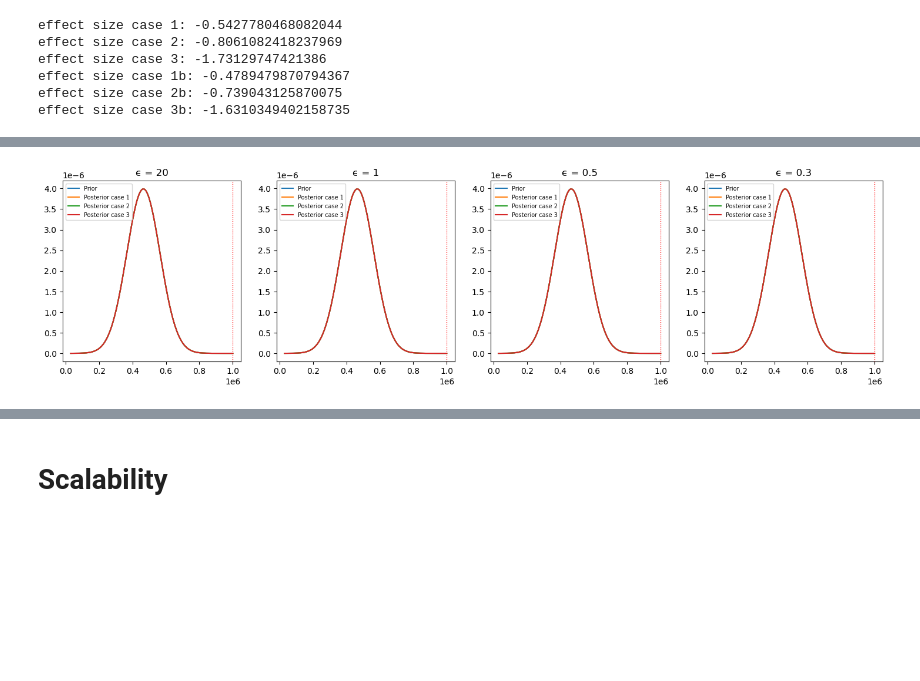
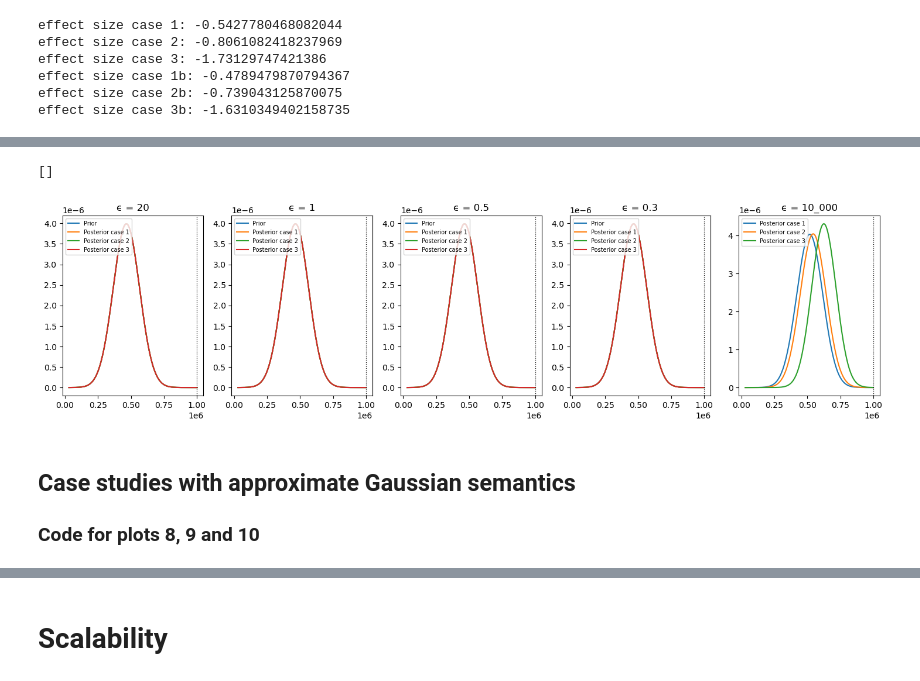
Before and after one commit to RasmusCarl/Privug-SOGA, a Jupyter notebook: SOSYM_Experiments.ipynb, the cells around one changed output, grey strips where cells are left out. Saved outputs shown, nothing was run; the diff lists cells and outputs as text; code cells hidden in the pictures; blank space fills up the shorter version.

```diff
--- a/SOSYM_Experiments.ipynb
+++ b/SOSYM_Experiments.ipynb
@@ -360,13 +348,28 @@ output_dist_high_eps2 = SOGA.start_SOGA(cfg_high_eps2)
 compiled_high_eps3 =SOGA.compile2SOGA('programs/SOGA/Privug/rasmus/Case4/high_epsilon_3.soga')
 cfg_high_eps3 = SOGA.produce_cfg(compiled_high_eps3)
 output_dist_high_eps3 = SOGA.start_SOGA(cfg_high_eps3)
+
+
+compiled_10khigh_eps1 =SOGA.compile2SOGA('programs/SOGA/Privug/rasmus/Case4/10khigh_epsilon_1.soga')
+cfg_10khigh_eps1 = SOGA.produce_cfg(compiled_10khigh_eps1)
+output_dist_10khigh_eps1 = SOGA.start_SOGA(cfg_10khigh_eps1)
+
+compiled_10khigh_eps2 =SOGA.compile2SOGA('programs/SOGA/Privug/rasmus/Case4/10khigh_epsilon_2.soga')
+cfg_10khigh_eps2 = SOGA.produce_cfg(compiled_10khigh_eps2)
+output_dist_10khigh_eps2 = SOGA.start_SOGA(cfg_10khigh_eps2)
+
+compiled_10khigh_eps3 =SOGA.compile2SOGA('programs/SOGA/Privug/rasmus/Case4/10khigh_epsilon_3.soga')
+cfg_10khigh_eps3 = SOGA.produce_cfg(compiled_10khigh_eps3)
+output_dist_10khigh_eps3 = SOGA.start_SOGA(cfg_10khigh_eps3)
 # %%
-fig, (ax0, ax1, ax2, ax3) = plt.subplots(1, 4, figsize=(18, 4))
+fig, (ax0, ax1, ax2, ax3, ax4) = plt.subplots(1, 5, figsize=(18, 4))
 
 ax0.title.set_text('ϵ = 20')
 ax1.title.set_text('ϵ = 1')
 ax2.title.set_text('ϵ = 0.5')
 ax3.title.set_text('ϵ = 0.3')
+ax4.title.set_text('ϵ = 10_000')
+
 
 x = np.linspace(30000,1000000,500)
 
@@ -386,42 +389,59 @@ posterior3c = output_dist_case_4_exp3c.gm.marg_pdf(x, 0)
 posterior_high_eps1 = output_dist_high_eps1.gm.marg_pdf(x, 0)
 posterior_high_eps2 = output_dist_high_eps2.gm.marg_pdf(x, 0)
 posterior_high_eps3 = output_dist_high_eps3.gm.marg_pdf(x, 0)
+
+posterior_10khigh_eps1 = output_dist_10khigh_eps1.gm.marg_pdf(x, 0)
+posterior_10khigh_eps2 = output_dist_10khigh_eps2.gm.marg_pdf(x, 0)
+posterior_10khigh_eps3 = output_dist_10khigh_eps3.gm.marg_pdf(x, 0)
+
 
 ax0.plot(x, prior1, label='Prior')
 ax1.plot(x, prior1, label='Prior')
 ax2.plot(x, prior1, label='Prior')
 ax3.plot(x, prior1, label='Prior')
 
 ax0.plot(x, posterior_high_eps1, label='Posterior case 1')
 ax0.plot(x, posterior_high_eps2, label='Posterior case 2')
 ax0.plot(x, posterior_high_eps3, label='Posterior case 3')
 
 ax1.plot(x, posterior1a, label='Posterior case 1')
 ax1.plot(x, posterior2a, label='Posterior case 2')
 ax1.plot(x, posterior3a, label='Posterior case 3')
 
 
 ax2.plot(x, posterior1b, label='Posterior case 1')
 ax2.plot(x, posterior2a, label='Posterior case 2')
 ax2.plot(x, posterior3a, label='Posterior case 3')
 
 ax3.plot(x, posterior1c, label='Posterior case 1')
 ax3.plot(x, posterior2c, label='Posterior case 2')
 ax3.plot(x, posterior3c, label='Posterior case 3')
 
+ax4.plot(x, posterior_10khigh_eps1, label='Posterior case 1')
+ax4.plot(x, posterior_10khigh_eps2, label='Posterior case 2')
+ax4.plot(x, posterior_10khigh_eps3, label='Posterior case 3')
+
 w = 0.3
 w2130 = 0.9
 for val in meanm2130_4:
     if(val == 999999):
-        ax0.axvline( val, color="red",linestyle = 'dotted',linewidth=w2130)
-        ax1.axvline( val, color="red",linestyle = 'dotted',linewidth=w2130)
-        ax2.axvline( val, color="red",linestyle = 'dotted',linewidth=w2130)
-        ax3.axvline( val, color="red",linestyle = 'dotted',linewidth=w2130)
+        ax0.axvline( val, color="black",linestyle = 'dotted',linewidth=w2130)
+        ax1.axvline( val, color="black",linestyle = 'dotted',linewidth=w2130)
+        ax2.axvline( val, color="black",linestyle = 'dotted',linewidth=w2130)
+        ax3.axvline( val, color="black",linestyle = 'dotted',linewidth=w2130)
+        ax4.axvline( val, color="black",linestyle = 'dotted',linewidth=w2130)
+
 
 ax0.legend(loc="upper left",  fontsize="7")
 ax1.legend(loc="upper left",  fontsize="7")
 ax2.legend(loc="upper left",  fontsize="7")
 ax3.legend(loc="upper left",  fontsize="7")
-plt.savefig("soga_risk_dp.pdf", format="pdf", bbox_inches="tight")
+ax4.legend(loc="upper left",  fontsize="7")
+plt.plot()
+#plt.savefig("soga_risk_dp.pdf", format="pdf", bbox_inches="tight")
 # %% [output]
+[]
-[figure, old version]
+[figure, new version]
+# %% [markdown]
+## Case studies with approximate Gaussian semantics
+### Code for plots 8, 9 and 10
```
Also changed, not shown: parts of 35 cells of this notebook, 4 other files.
